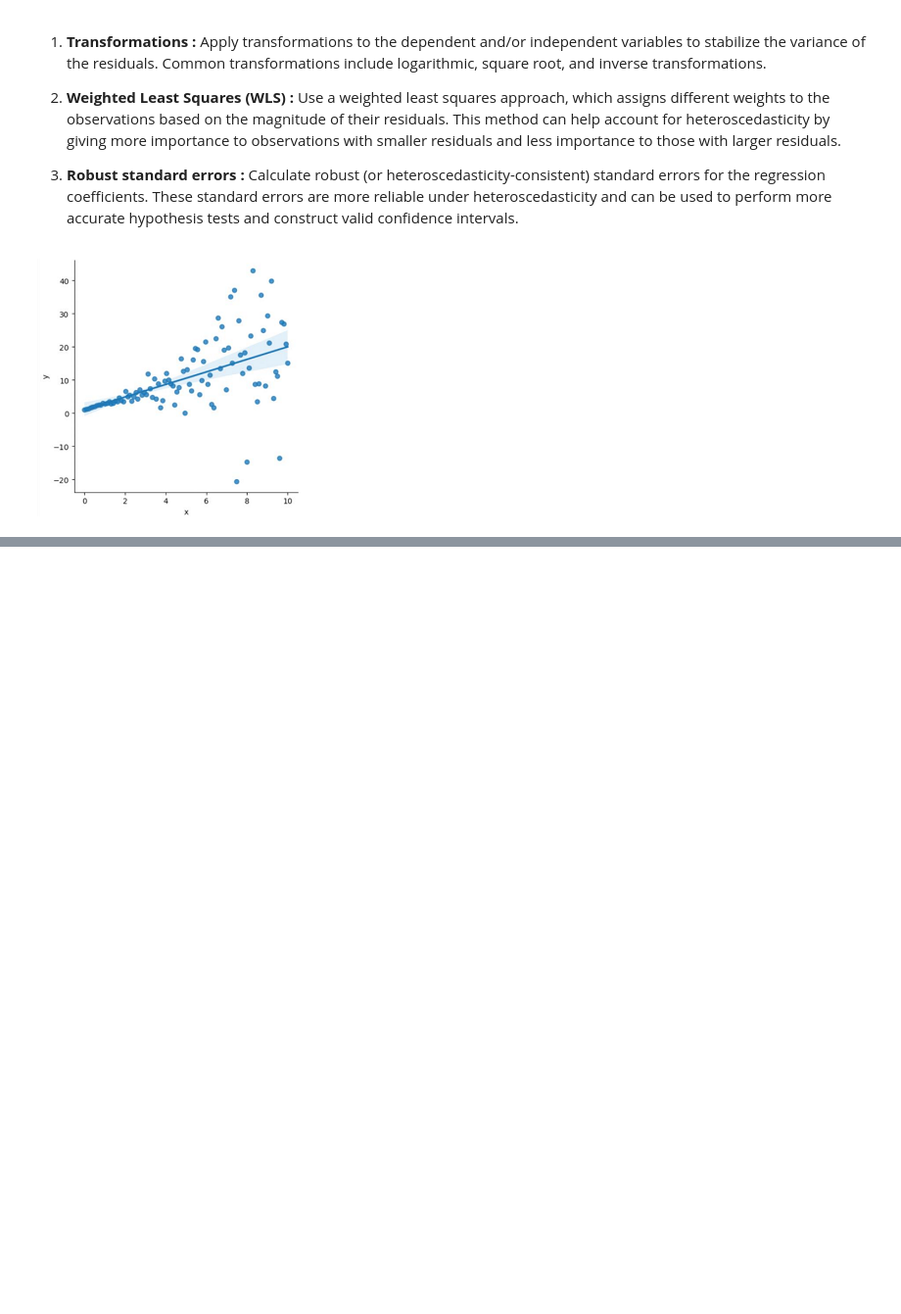
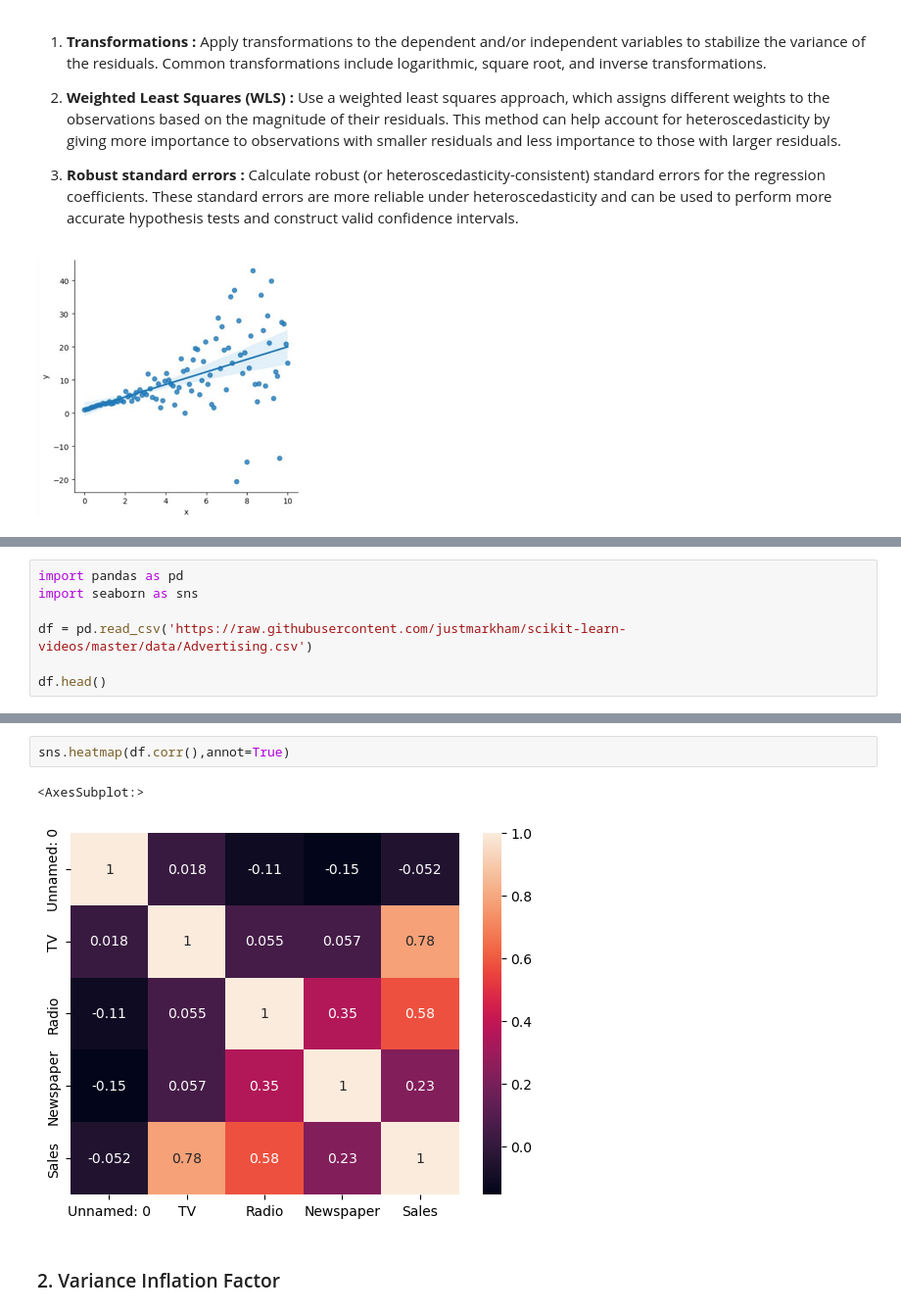
Before and after one commit to mkr9395/LinearRegression_Notes, a Jupyter notebook: 5. Regression Analysis.ipynb, the cells around one changed output, grey strips where cells are left out. Shown at 98% size. Drawn from its saved outputs; the diff is of its cells as text; blank space fills up the shorter version.

```diff
--- a/5. Regression Analysis.ipynb
+++ b/5. Regression Analysis.ipynb
@@ -1283,0 +1424,7 @@ changes in the data, making it difficult to interpret the results accurately.
+# %%
+import pandas as pd
+import seaborn as sns
+
+df = pd.read_csv('https://raw.githubusercontent.com/justmarkham/scikit-learn-videos/master/data/Advertising.csv')
+
+df.head()
@@ -1283,0 +1438,7 @@ changes in the data, making it difficult to interpret the results accurately.
+# %%
+sns.heatmap(df.corr(),annot=True)
+# %% [output]
+<AxesSubplot:>
+[figure, added]
+# %% [markdown]
+### 2. Variance Inflation Factor
```
Also changed, not shown: parts of 78 cells of this notebook, 2 other files.
